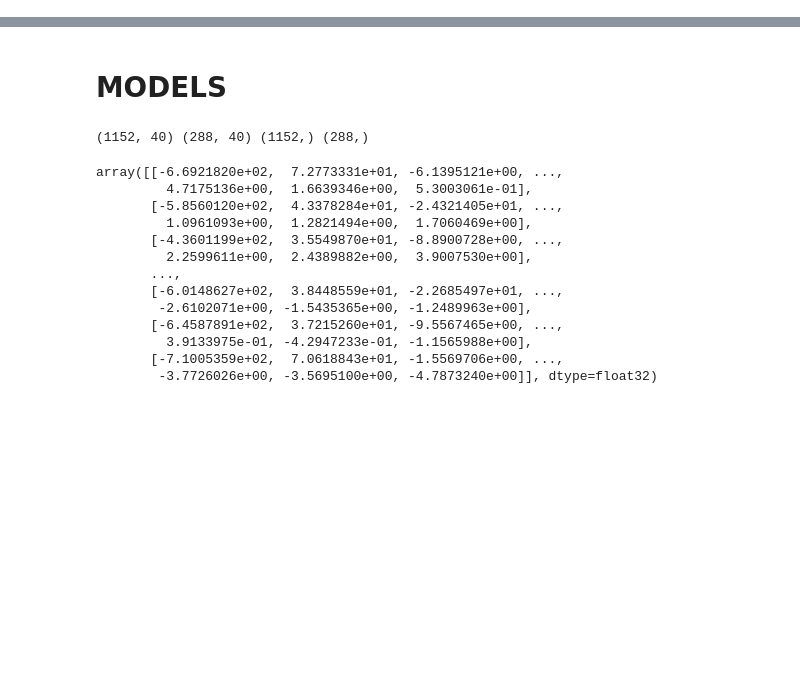
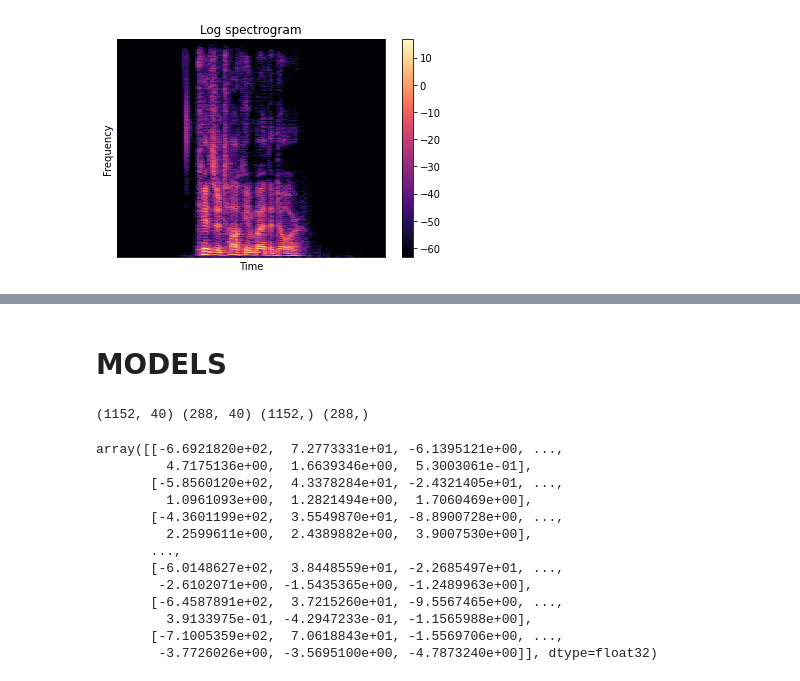
Before and after one commit to lorenanda/speech-emotion-recognition, a Jupyter notebook: notes.ipynb, the cells around one changed output, grey strips where cells are left out. Cells and saved outputs as stored; diff of their text form; code cells hidden in the pictures; blank space fills up the shorter version.

```diff
--- a/notes.ipynb
+++ b/notes.ipynb
@@ -95,10 +62,13 @@ TypeError: stft() missing 1 required positional argument: 'y'
 # %%
 # log spectrogram
 
 log_spectrogram = librosa.amplitude_to_db(spectrogram)
-librosa.display.specshow(log_spectrogram, sr=sr)
+librosa.display.specshow(log_spectrogram, sr=sr1)
 plt.xlabel("Time")
 plt.ylabel("Frequency")
+plt.title("Log spectrogram")
 plt.colorbar()
 plt.show()
+# %% [output]
+[figure, added]
 # %%
```
Also changed, not shown: parts of 23 cells of this notebook.
